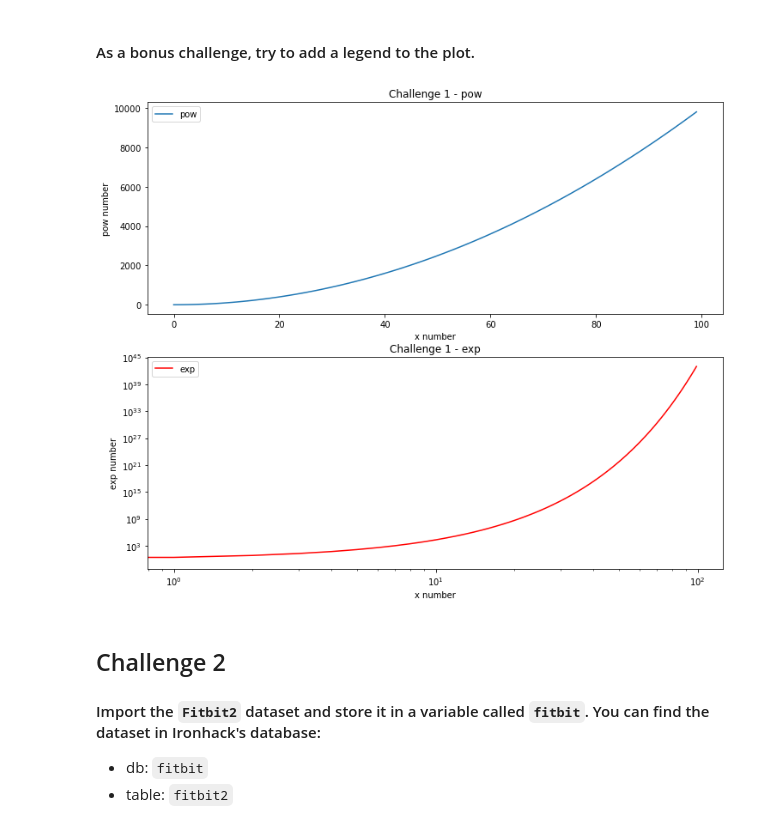
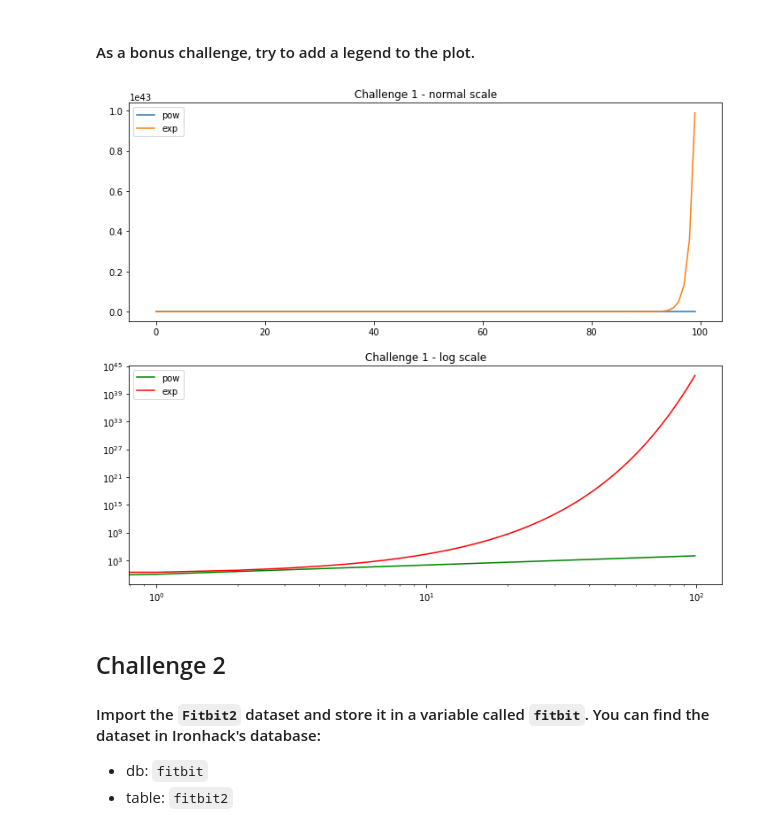
Before and after one commit to elvestevez/dataptmad0522_labs, a Jupyter notebook: module-2/matplotlib-seaborn/your-code/main.ipynb, the cells around one changed output. Cells and saved outputs as stored; diff of their text form; code cells hidden in the pictures.

```diff
--- a/module-2/matplotlib-seaborn/your-code/main.ipynb
+++ b/module-2/matplotlib-seaborn/your-code/main.ipynb
@@ -106,26 +108,28 @@ plt.show()
 # %%
 # your code here
 x = np.arange(0,100)
 y = x**2
 z = np.exp(x)
 
 fig, axs = plt.subplots(ncols=1,
                         nrows=2,
                         figsize=(12,10))
 
 axs[0].plot(x, y, label='pow')
+axs[0].plot(x, z, label='exp')
 axs[0].legend(loc='upper left')
-axs[0].set(xlabel='x number', ylabel='pow number', title='Challenge 1 - pow')
+axs[0].set(title='Challenge 1 - normal scale')
 
+axs[1].plot(x, y, label='pow', color='green')
 axs[1].plot(x, z, label='exp', color='red')
 axs[1].legend(loc='upper left')
-axs[1].set(xlabel='x number', ylabel='exp number', title='Challenge 1 - exp')
+axs[1].set(title='Challenge 1 - log scale')
 axs[1].set_xscale('log')
 axs[1].set_yscale('log')
 
 plt.show()
 # %% [output]
-[figure, old version]
+[figure, new version]
 # %% [markdown]
 ## Challenge 2
 #### Import the `Fitbit2` dataset and store it in a variable called `fitbit`. You can find the dataset in Ironhack's database:
```
Also changed, not shown: parts of 22 cells of this notebook, 1 other file.
